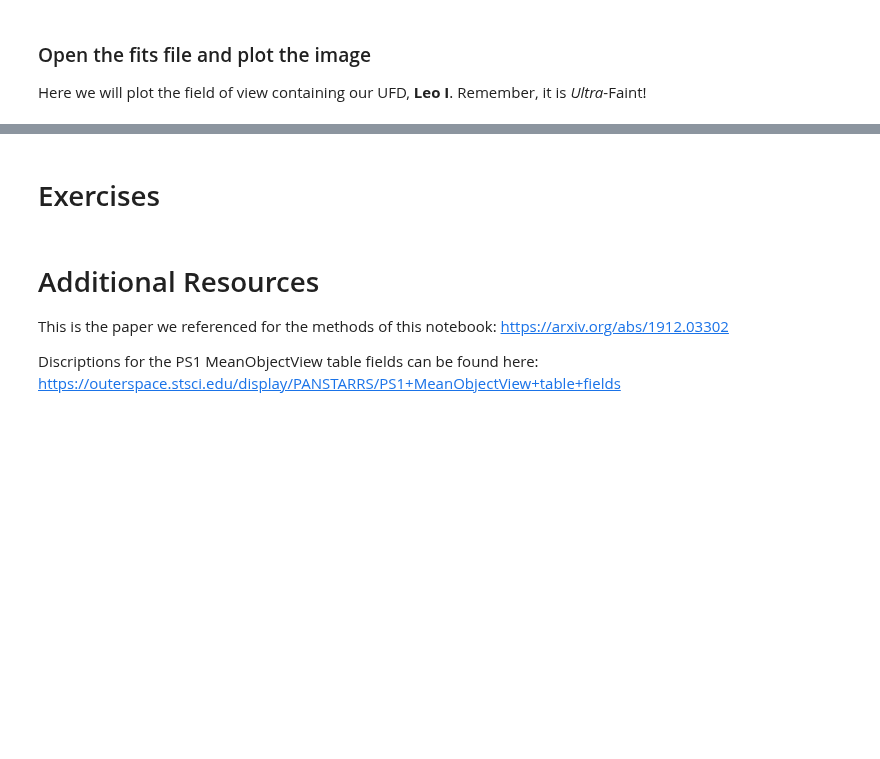
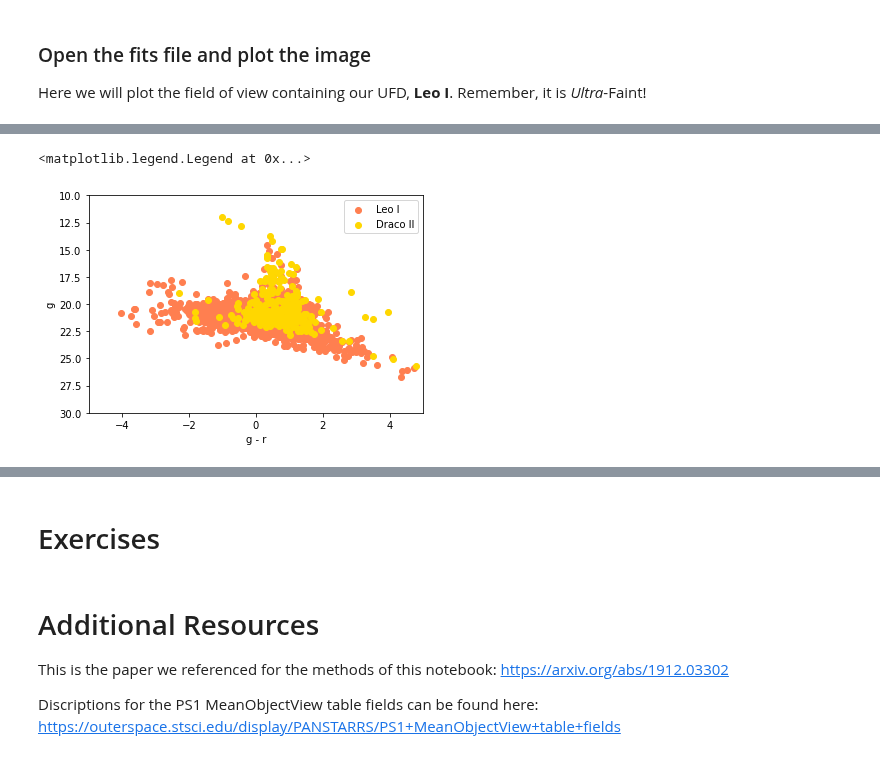
Before and after one commit to ScienceBetter/notebooks-stsci, a Jupyter notebook: notebooks/MAST/ultrafaint_dwarf_galaxy_search/ultrafaint_dwarf_galaxy_search.ipynb, the cells around one changed output, grey strips where cells are left out. Drawn from its saved outputs; the diff is of its cells as text; code cells hidden in the pictures; blank space fills up the shorter version.

```diff
--- a/notebooks/MAST/ultrafaint_dwarf_galaxy_search/ultrafaint_dwarf_galaxy_search.ipynb
+++ b/notebooks/MAST/ultrafaint_dwarf_galaxy_search/ultrafaint_dwarf_galaxy_search.ipynb
@@ -208,0 +346,11 @@ Text(0.5, 1.0, 'Leo I - PS1 i')
+# %%
+plt.scatter(g_r, g_mag, c = "coral", label = "Leo I")
+plt.scatter(draco_g_r, draco_g_mag, c = "gold", label = "Draco II")
+plt.xlim(-5,5)
+plt.ylim(30,10)
+plt.xlabel("g - r")
+plt.ylabel("g")
+plt.legend()
+# %% [output]
+<matplotlib.legend.Legend at 0x...>
+[figure, added]
```
Also changed, not shown: parts of 22 cells of this notebook, 5 other files.
